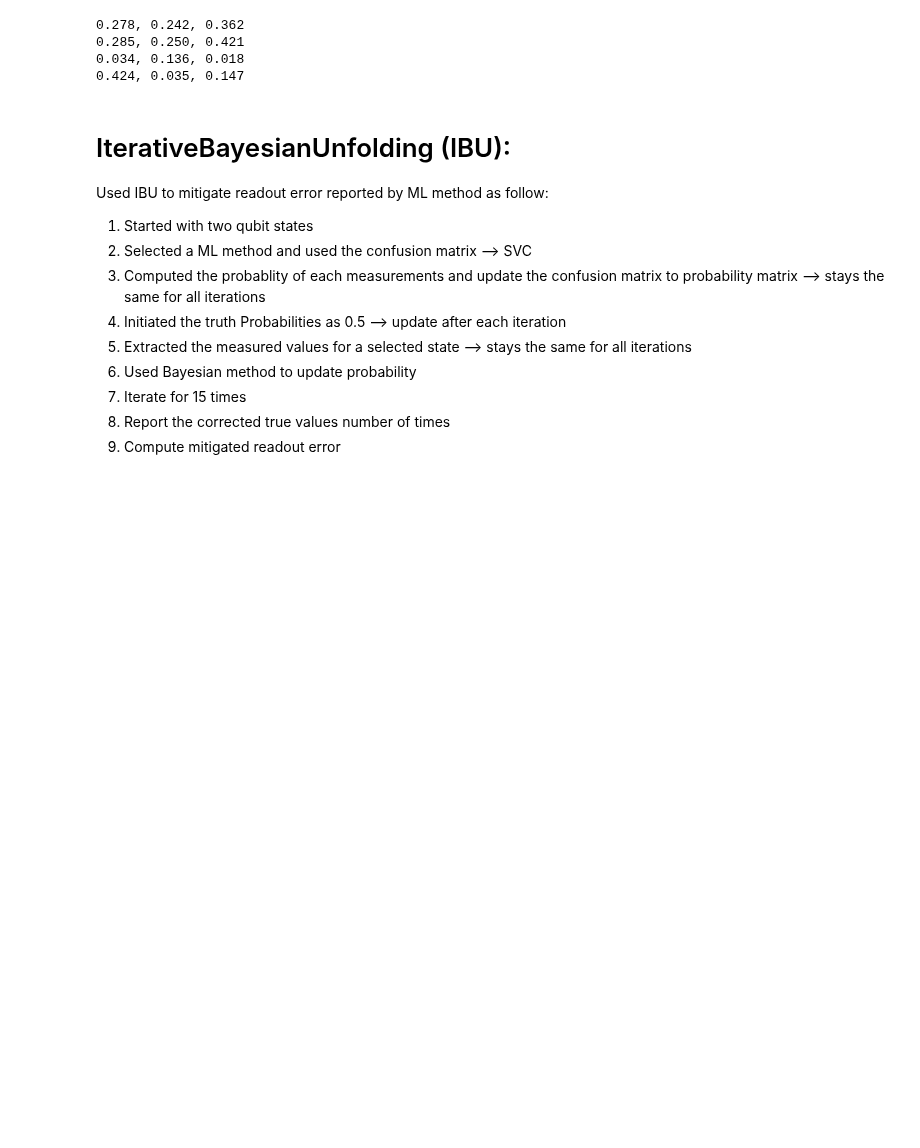
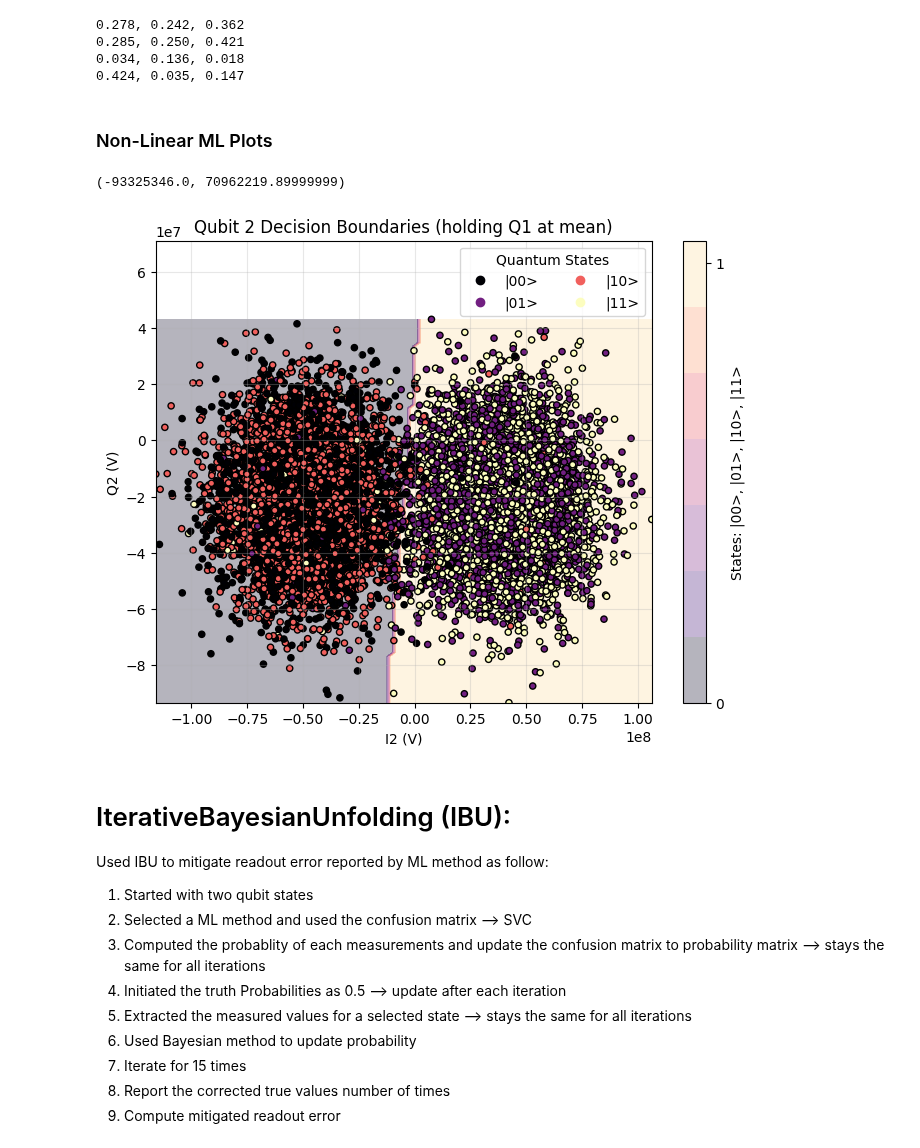
Before and after one commit to snabili/QEC, a Jupyter notebook: IQ_helper.ipynb, the cells around one changed output. Drawn from its saved outputs; the diff is of its cells as text; code cells hidden in the pictures; blank space fills up the shorter version.

```diff
--- a/IQ_helper.ipynb
+++ b/IQ_helper.ipynb
@@ -5,6 +5,7 @@ import matplotlib.pyplot as plt
 from matplotlib import colors
 from matplotlib.patches import Ellipse
 import os
+import joblib
 
 from scipy.stats import norm
 
@@ -32,6 +33,11 @@ from qiskit import transpile
 from qiskit_aer.noise import NoiseModel, ReadoutError
 
 
+
+
+
+
+
 data = np.load(os.getcwd()+'/files/datafiles/x.npz')
 X00, X11, X01, X10 = data['X00'], data['X11'], data['X01'], data['X10']
 
@@ -49,3 +55,7 @@ X_train, X_test, y_train, y_test = train_test_split(X, y, test_size=0.20, random
 service = QiskitRuntimeService()
 backend = service.backend("ibm_fez")
 props = backend.properties()
+
+svc = joblib.load(os.getcwd()+'/files/datafiles/svc.joblib')
+bdt = joblib.load(os.getcwd()+'/files/datafiles/bdt.joblib')
+lr  = joblib.load(os.getcwd()+'/files/datafiles/lr.joblib')
@@ -487,6 +619,66 @@ for i in range (4):
 0.285, 0.250, 0.421
 0.034, 0.136, 0.018
 0.424, 0.035, 0.147
+# %% [markdown]
+### Non-Linear ML Plots
+# %%
+lr  = joblib.load(os.getcwd()+'/files/datafiles/lr.joblib')
+# %%
+
+
+idx_i, idx_q = 2,3
+other_i, other_q = 0,1
+qubit_index = 2
+model = lr
+state_labels = ["|00>", "|01>", "|10>", "|11>"]
+
+i_min, i_max = X_test[:, idx_i].min() - 0.1, X_test[:, idx_i].max() + 0.1
+q_min, q_max = X_test[:, idx_q].min() - 0.1, X_test[:, idx_q].max() + 0.1
+ii, qq = np.meshgrid(np.linspace(i_min, i_max, 100), np.linspace(q_min, q_max, 100))
+
+# Hold the "other" qubit at its average value.
+qubit1_state0_mask = (y_test == 1) | (y_test == 1) # States |00> and |01>
+
+other_i_val = np.mean(X_test[qubit1_state0_mask, other_i])
+other_q_val = np.mean(X_test[qubit1_state0_mask, other_q])
+
+'''other_i_val = np.mean(X_test[:, other_i])
+other_q_val = np.mean(X_test[:, other_q])   '''
+grid_points = np.c_[ii.ravel(), qq.ravel()] # Construct 4D grid based on which qubit is being visualized
+
+if qubit_index == 1:
+    full_grid = np.c_[grid_points,
+        np.full(len(grid_points), other_i_val),
+        np.full(len(grid_points), other_q_val)]
+    title = "Qubit 1 Decision Boundaries (holding Q2 at mean)"
+else:
+    full_grid = np.c_[np.full(len(grid_points), other_i_val),
+        np.full(len(grid_points), other_q_val),grid_points]
+    title = "Qubit 2 Decision Boundaries (holding Q1 at mean)"
+
+# Predict across the grid
+Z = model.predict(full_grid)
+Z = Z.reshape(ii.shape)
+
+plt.figure(figsize=(8, 6))
+contour = plt.contourf(ii, qq, Z, alpha=0.3, cmap='magma')
+scatter = plt.scatter(X_test[:, idx_i], X_test[:, idx_q], c=y_test,
+                          edgecolors='k', s=20, cmap='magma')
+
+# CREATE LEGEND:
+# legend_elements returns handles and labels for each unique value in c=y_test
+handles, _ = scatter.legend_elements()
+plt.legend(handles, state_labels, title="Quantum States", loc="upper right", ncols=2)
+
+plt.xlabel(f'I{qubit_index} (V)')
+plt.ylabel(f'Q{qubit_index} (V)')
+plt.title(title)
+plt.colorbar(contour, ticks=[0, 1, 2, 3], label='States: |00>, |01>, |10>, |11>')
+plt.grid(True, alpha=0.3)
+plt.ylim(min(X_test[:,idx_q])*1., max(X_test[:,idx_q])*1.65,)
+# %% [output]
+(-93325346.0, 70962219.89999999)
+[figure, added]
 # %% [markdown]
 # IterativeBayesianUnfolding (IBU):
 Used IBU to mitigate readout error reported by ML method as follow:
```
Also changed, not shown: parts of 6 cells of this notebook, 2 other files.
